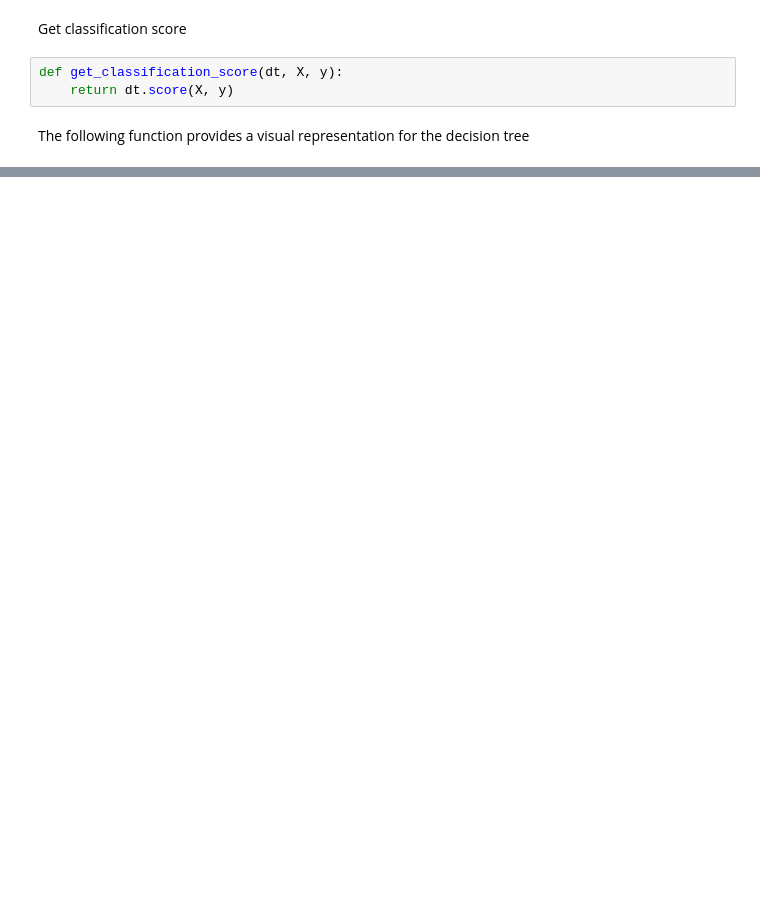
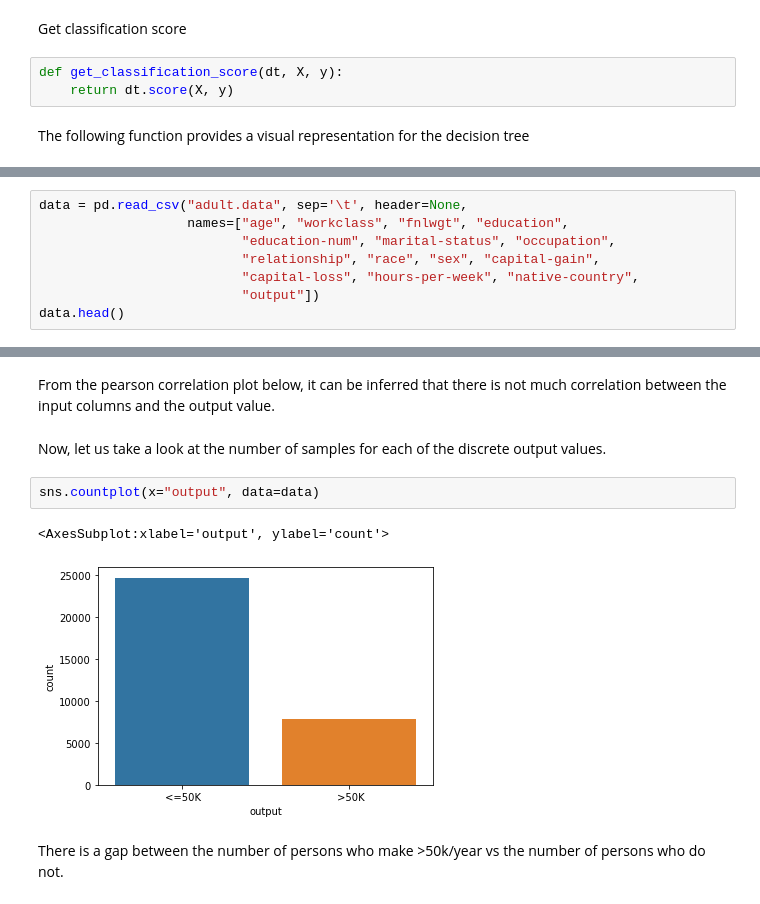
Before and after one commit to prasannspv/Machine-Learning-Notebooks, a Jupyter notebook: Assignment 1/Decision Trees.ipynb, the cells around one changed output, grey strips where cells are left out. Drawn from its saved outputs; the diff is of its cells as text; blank space fills up the shorter version.

```diff
--- a/Assignment 1/Decision Trees.ipynb
+++ b/Assignment 1/Decision Trees.ipynb
@@ -65,0 +74,8 @@ The data is related with direct marketing campaigns (phone calls) of a Portugues
+# %%
+data = pd.read_csv("adult.data", sep='\t', header=None,
+                   names=["age", "workclass", "fnlwgt", "education",
+                          "education-num", "marital-status", "occupation",
+                          "relationship", "race", "sex", "capital-gain",
+                          "capital-loss", "hours-per-week", "native-country",
+                          "output"])
+data.head()
@@ -65,0 +89,11 @@ The data is related with direct marketing campaigns (phone calls) of a Portugues
+# %% [markdown]
+From the pearson correlation plot below, it can be inferred that there is not much correlation between the input columns and the output value.
+# %% [markdown]
+Now, let us take a look at the number of samples for each of the discrete output values.
+# %%
+sns.countplot(x="output", data=data)
+# %% [output]
+<AxesSubplot:xlabel='output', ylabel='count'>
+[figure, added]
+# %% [markdown]
+There is a gap between the number of persons who make >50k/year vs the number of persons who do not.
```
Also changed, not shown: parts of 24 cells of this notebook, 2 other files.
